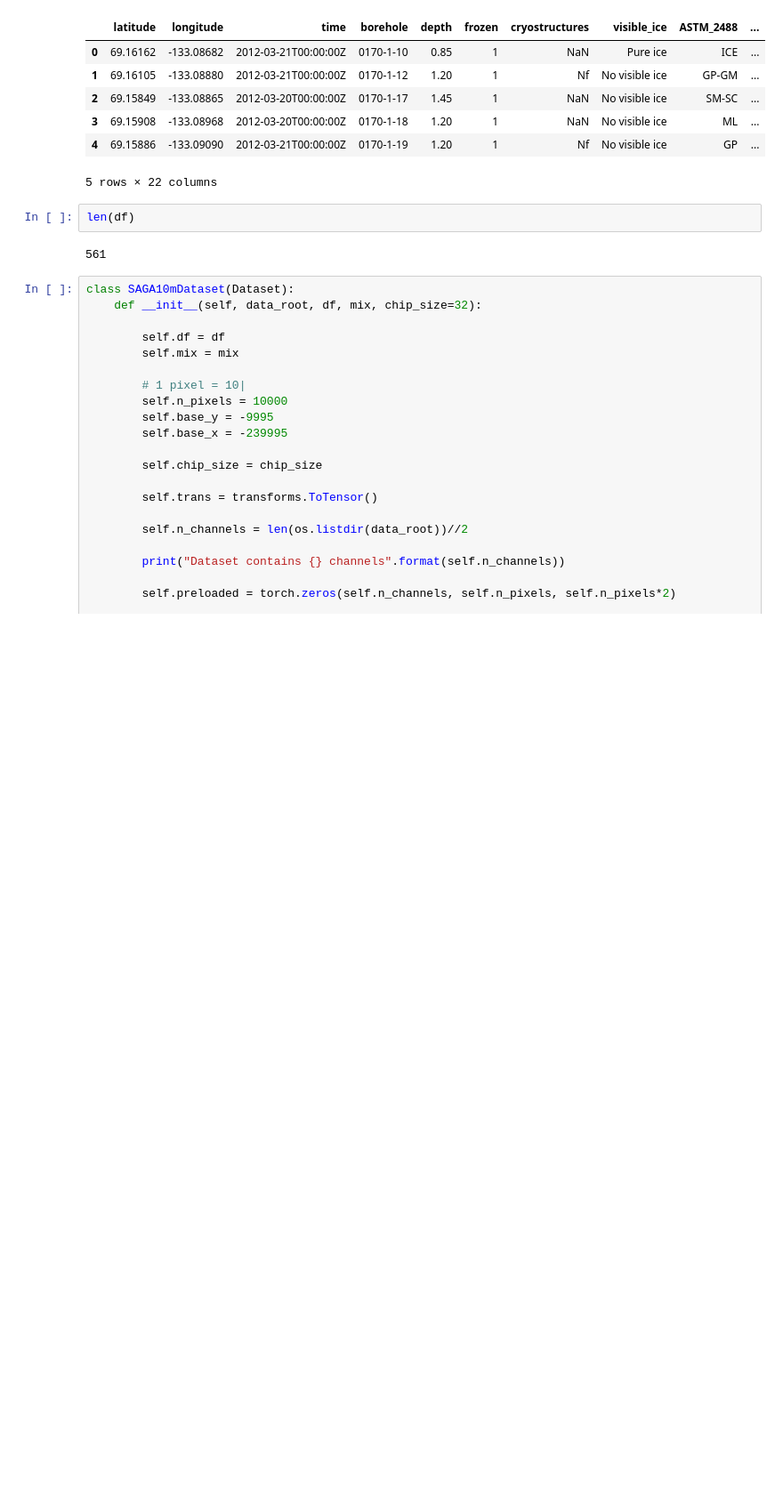
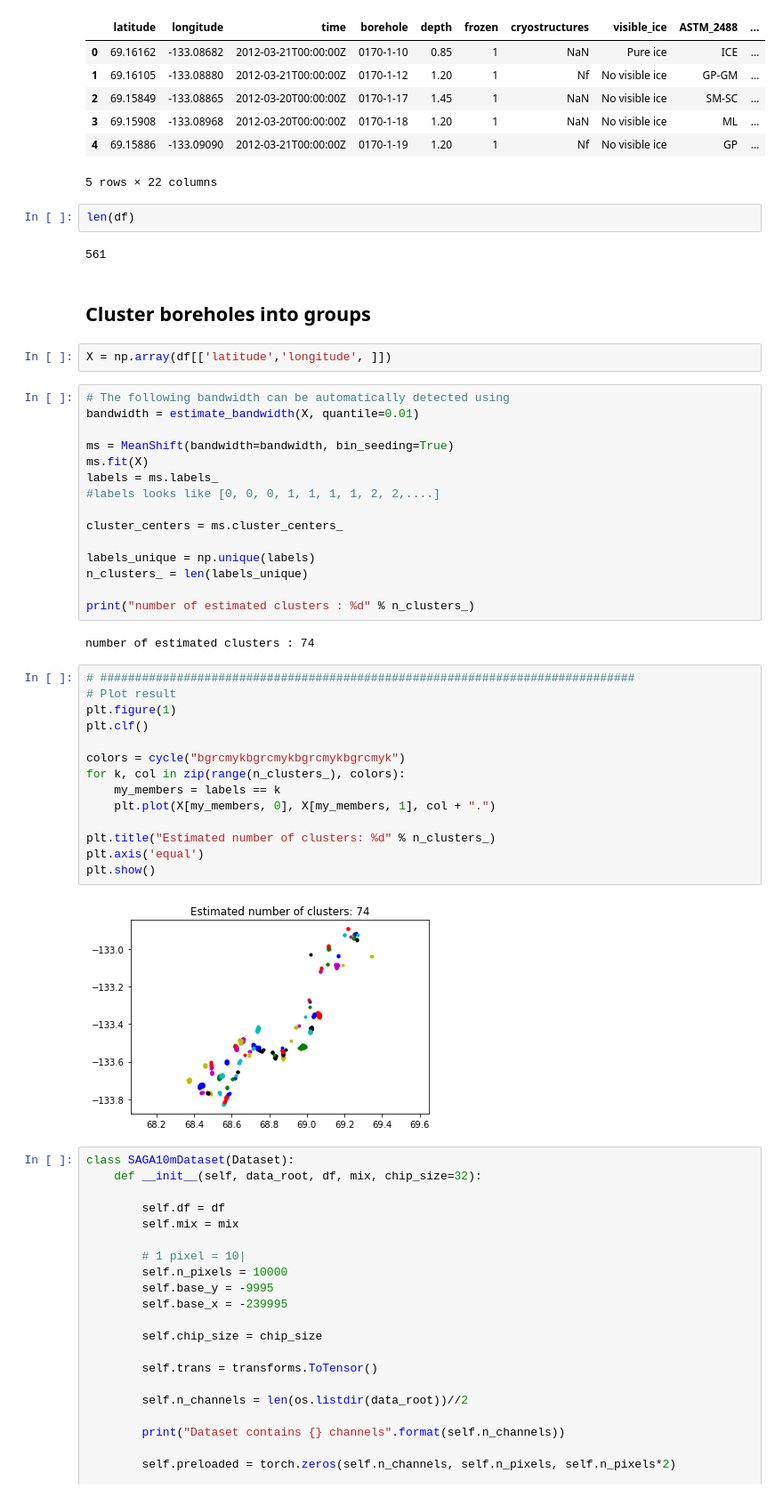
Before and after one commit to bqianz/film, a Jupyter notebook: resnet_components.ipynb, the cells around one changed output. Shown at 89% size. Saved outputs shown, nothing was run; the diff lists cells and outputs as text; blank space fills up the shorter version.

```diff
--- a/resnet_components.ipynb
+++ b/resnet_components.ipynb
@@ -71,6 +81,43 @@ df.head()
 len(df)
 # %% [output]
 561
+# %% [markdown]
+## Cluster boreholes into groups
+# %%
+X = np.array(df[['latitude','longitude', ]])
+# %%
+# The following bandwidth can be automatically detected using
+bandwidth = estimate_bandwidth(X, quantile=0.01)
+
+ms = MeanShift(bandwidth=bandwidth, bin_seeding=True)
+ms.fit(X)
+labels = ms.labels_
+#labels looks like [0, 0, 0, 1, 1, 1, 1, 2, 2,....]
+
+cluster_centers = ms.cluster_centers_
+
+labels_unique = np.unique(labels)
+n_clusters_ = len(labels_unique)
+
+print("number of estimated clusters : %d" % n_clusters_)
+# %% [output]
+number of estimated clusters : 74
+# %%
+# #############################################################################
+# Plot result
+plt.figure(1)
+plt.clf()
+
+colors = cycle("bgrcmykbgrcmykbgrcmykbgrcmyk")
+for k, col in zip(range(n_clusters_), colors):
+    my_members = labels == k
+    plt.plot(X[my_members, 0], X[my_members, 1], col + ".")
+
+plt.title("Estimated number of clusters: %d" % n_clusters_)
+plt.axis('equal')
+plt.show()
+# %% [output]
+[figure, added]
 # %%
 class SAGA10mDataset(Dataset):
     def __init__(self, data_root, df, mix, chip_size=32):
```
Also changed, not shown: parts of 3 cells of this notebook, 3 other files.
